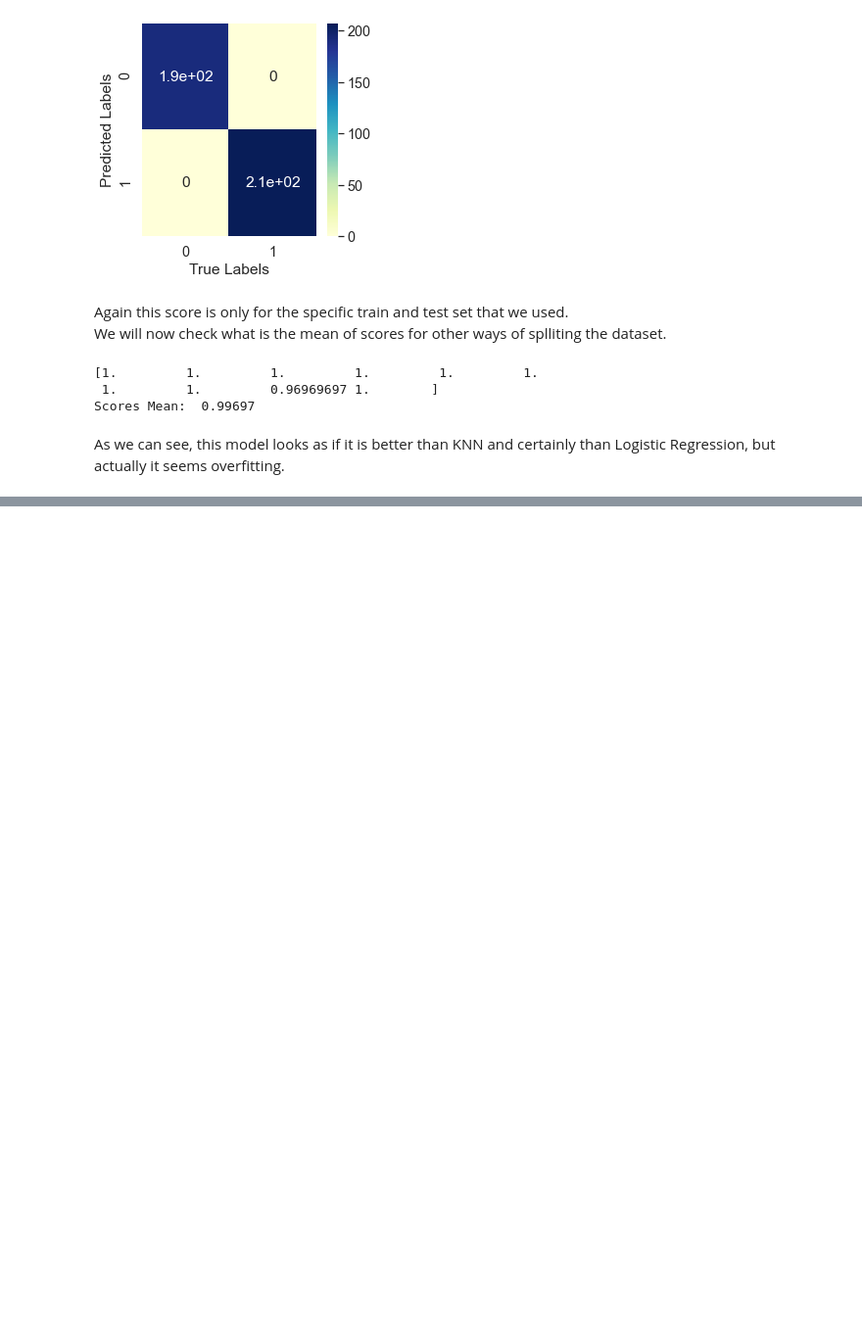
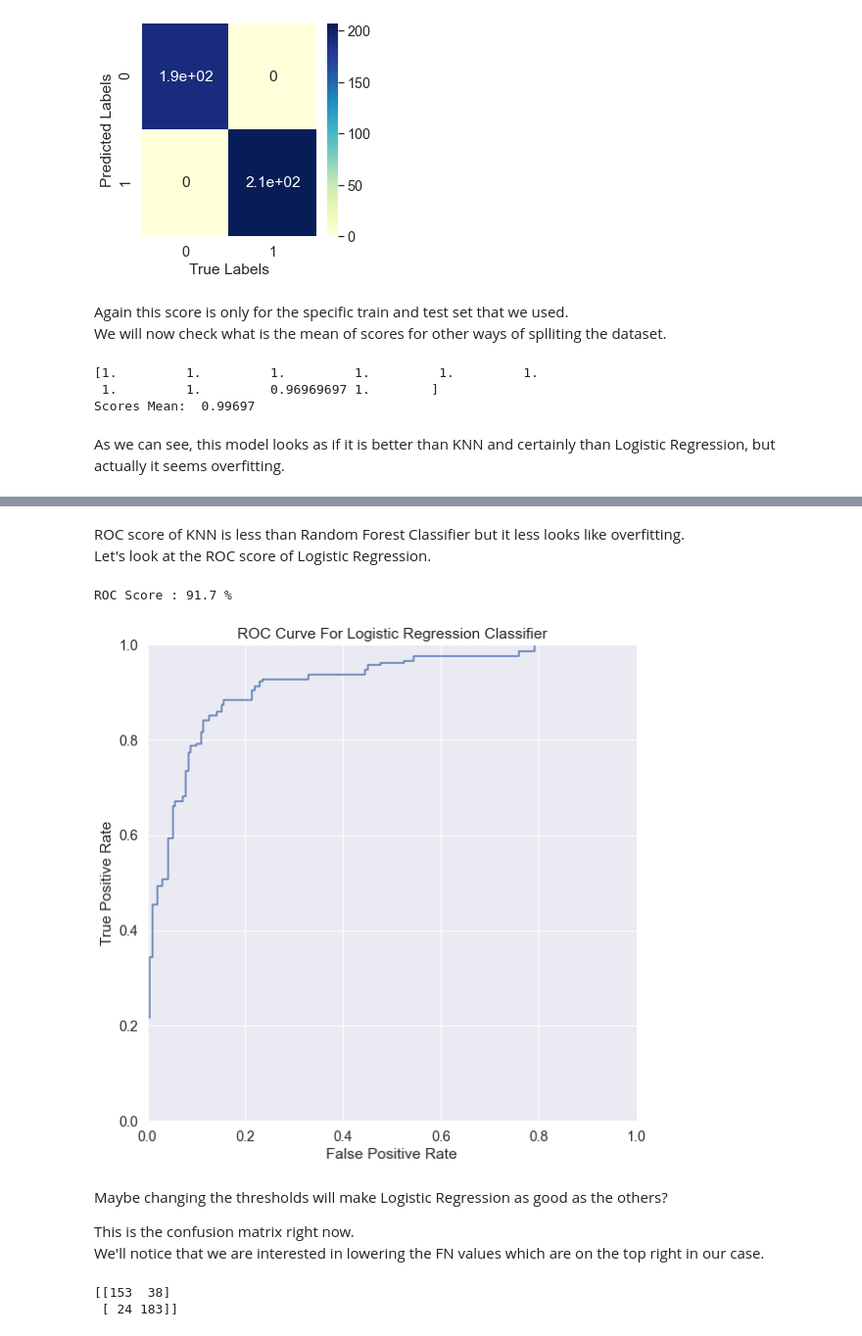
Before and after one commit to Esther-Bi/Introduction-to-Data-Science-2020-Semester-A-Final-Project, a Jupyter notebook: Notebook 3.ipynb, the cells around one changed output, grey strips where cells are left out. Shown at 98% size. Cells and saved outputs as stored; diff of their text form; code cells hidden in the pictures; blank space fills up the shorter version.

```diff
--- a/Notebook 3.ipynb
+++ b/Notebook 3.ipynb
@@ -459,0 +503,35 @@ As we can see, this model looks as if it is better than KNN and certainly than L
+# %% [markdown]
+ROC score of KNN is less than Random Forest Classifier but it less looks like overfitting.<br>
+Let's look at the ROC score of Logistic Regression.
+# %%
+logreg = LogisticRegression(max_iter=10000)
+logreg.fit(X_train,y_train)
+y_pred = logreg.predict(X_test)
+y_pred_prob = logreg.predict_proba(X_test)[:, 1]
+print('ROC Score :' , round(metrics.roc_auc_score(y_test, y_pred_prob),3)*100 , '%')
+fpr, tpr, thresholds = metrics.roc_curve(y_test, y_pred_prob)
+plt.subplots(figsize=(9, 9))
+plt.plot(fpr, tpr)
+plt.xlim([0.0, 1.0])
+plt.ylim([0.0, 1.0])
+plt.title('ROC Curve For Logistic Regression Classifier')
+plt.xlabel('False Positive Rate')
+plt.ylabel('True Positive Rate')
+plt.grid(True)
+# %% [output]
+ROC Score : 91.7 %
+[figure, added]
+# %% [markdown]
+Maybe changing the thresholds will make Logistic Regression as good as the others?
+
+This is the confusion matrix right now. <br> We'll notice that we are interested in lowering the FN values which are on the top right in our case.
+# %%
+confusion = metrics.confusion_matrix(y_test, y_pred)
+TP = confusion[1, 1]
+TN = confusion[0, 0]
+FP = confusion[0, 1]
+FN = confusion[1, 0]
+print(confusion)
+# %% [output]
+[[153  38]
+ [ 24 183]]
```
Also changed, not shown: parts of 14 cells of this notebook.
